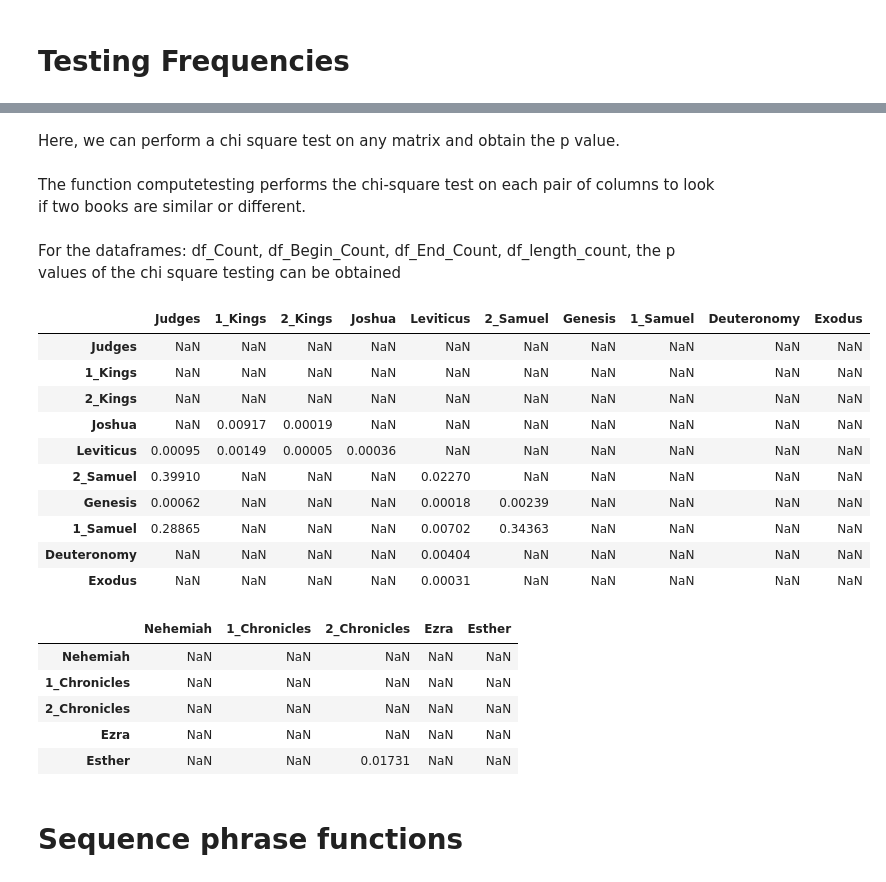
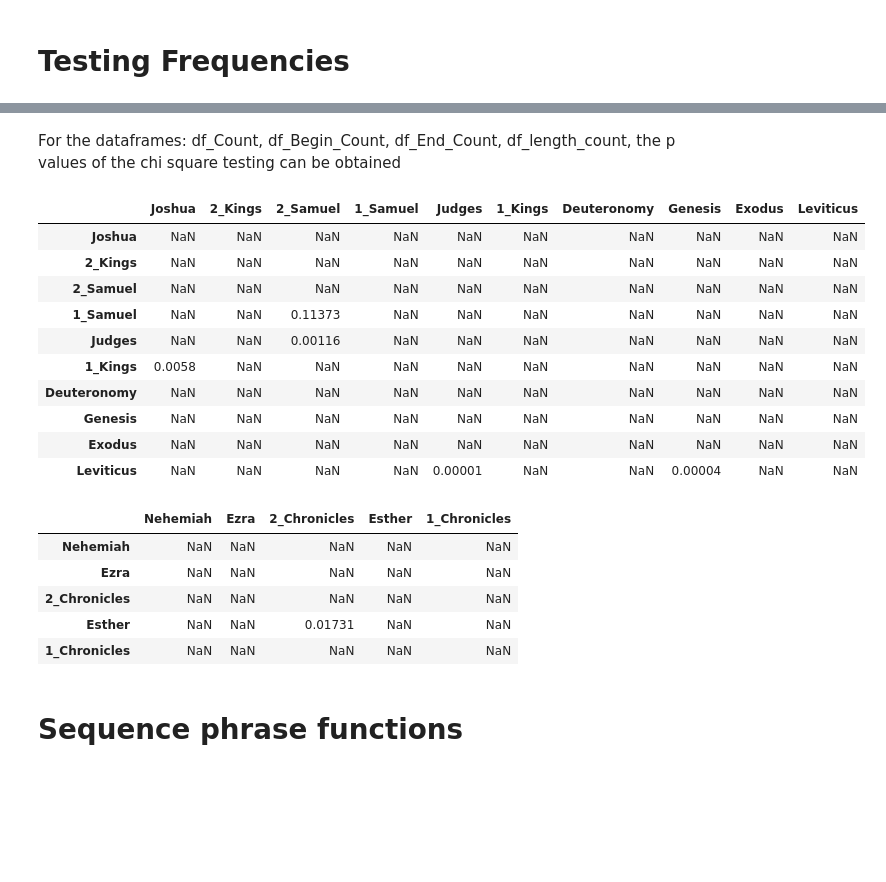
Before and after one commit to ETCBC/Probabilistic_Language_Change, a Jupyter notebook: markov_chain_analysis.ipynb, the cells around one changed output, grey strips where cells are left out. Saved outputs shown, nothing was run; the diff lists cells and outputs as text; code cells hidden in the pictures; blank space fills up the shorter version.

```diff
--- a/markov_chain_analysis.ipynb
+++ b/markov_chain_analysis.ipynb
@@ -100,3 +105,7 @@ We can count the frequency of phrase functions. We consider three different appr
 2) Consider only the first phrase function of a clause.
 3) Consider only the last phrase function of a clause.
 Here, we do not yet look at the sequence of words, but only the frequency of phrase functions.
+# %%
+test = [['pred', 'subj'], ['subj','adj', 'red']]
+
+list(chain(*test))
@@ -193,2 +234,0 @@ To compare books based on the function frequency, a chi-square test can be perfo
-# %% [markdown]
-Here, we can perform a chi square test on any matrix and obtain the p value.
@@ -199,45 +235,55 @@ def chi_squareTest(matrix):
-# %% [markdown]
-The function computetesting performs the chi-square test on each pair of columns to look if two books are similar or different.
 # %%
+def chi_squareTest(matrix):
+    '''
+    Perform a chi-squared test on any matrix and return the p value.
+    '''
+    chi2, p, dof, ex = scipy.stats.chi2_contingency(matrix)
+    return p
+
 def computetesting(df):
+    '''
+    Performs the chi-squared test on each pair of columns
+    to test whether two books are similar or different.
+    '''
     books = df.keys()
-    df_test= pd.DataFrame(np.zeros((len(books), len(books))), columns = books, index = books)
+    df_test = pd.DataFrame(np.zeros((len(books), len(books))), columns = books, index = books)
+
+    # test each pair of columns
     for indexi,i in enumerate(books):
         for indexj,j in enumerate(books):
             if indexi>indexj:
-                dfTemp = df[[i,j]]                     #Select columns
-                dfTemp = dfTemp[(dfTemp.T != 0).any()] #Remove zeros
-                dfTemp = np.matrix(dfTemp)             #Make np matrix
-                dfTemp = dfTemp.transpose()            #Transpose matrix
-                dfTemp = dfTemp.astype(int)            #Convert to integers
-                df_test.loc[i,j] = round(chi_squareTest(dfTemp),5)
-
+                dfTemp = df[[i,j]]                     # Select columns
+                dfTemp = dfTemp[(dfTemp.T != 0).any()] # Remove zeros
+                dfTemp = np.matrix(dfTemp)             # Make np matrix
+                dfTemp = dfTemp.transpose()            # Transpose matrix
+                dfTemp = dfTemp.astype(int)            # Convert to integers
+                df_test.loc[i,j] = round(chi_squareTest(dfTemp), 5)
     return df_test.replace(0.0,np.nan)
 # %% [markdown]
 For the dataframes: df_Count, df_Begin_Count, df_End_Count, df_length_count, the p values of the chi square testing can be obtained
 # %%
-computetesting(df_Begin_Count[list(sbh_books)])
+computetesting(df_Count[list(sbh_books)])
 # %% [output]
-|  | Judges | 1_Kings | 2_Kings | Joshua | Leviticus | 2_Samuel | Genesis | 1_Samuel | Deuteronomy | Exodus |
-| Judges | NaN | NaN | NaN | NaN | NaN | NaN | NaN | NaN | NaN | NaN |
-| 1_Kings | NaN | NaN | NaN | NaN | NaN | NaN | NaN | NaN | NaN | NaN |
+|  | Joshua | 2_Kings | 2_Samuel | 1_Samuel | Judges | 1_Kings | Deuteronomy | Genesis | Exodus | Leviticus |
+| Joshua | NaN | NaN | NaN | NaN | NaN | NaN | NaN | NaN | NaN | NaN |
 | 2_Kings | NaN | NaN | NaN | NaN | NaN | NaN | NaN | NaN | NaN | NaN |
-| Joshua | NaN | 0.00917 | 0.00019 | NaN | NaN | NaN | NaN | NaN | NaN | NaN |
-| Leviticus | 0.00095 | 0.00149 | 0.00005 | 0.00036 | NaN | NaN | NaN | NaN | NaN | NaN |
-| 2_Samuel | 0.39910 | NaN | NaN | NaN | 0.02270 | NaN | NaN | NaN | NaN | NaN |
-| Genesis | 0.00062 | NaN | NaN | NaN | 0.00018 | 0.00239 | NaN | NaN | NaN | NaN |
-| 1_Samuel | 0.28865 | NaN | NaN | NaN | 0.00702 | 0.34363 | NaN | NaN | NaN | NaN |
-| Deuteronomy | NaN | NaN | NaN | NaN | 0.00404 | NaN | NaN | NaN | NaN | NaN |
-| Exodus | NaN | NaN | NaN | NaN | 0.00031 | NaN | NaN | NaN | NaN | NaN |
+| 2_Samuel | NaN | NaN | NaN | NaN | NaN | NaN | NaN | NaN | NaN | NaN |
+| 1_Samuel | NaN | NaN | 0.11373 | NaN | NaN | NaN | NaN | NaN | NaN | NaN |
+| Judges | NaN | NaN | 0.00116 | NaN | NaN | NaN | NaN | NaN | NaN | NaN |
+| 1_Kings | 0.0058 | NaN | NaN | NaN | NaN | NaN | NaN | NaN | NaN | NaN |
+| Deuteronomy | NaN | NaN | NaN | NaN | NaN | NaN | NaN | NaN | NaN | NaN |
+| Genesis | NaN | NaN | NaN | NaN | NaN | NaN | NaN | NaN | NaN | NaN |
+| Exodus | NaN | NaN | NaN | NaN | NaN | NaN | NaN | NaN | NaN | NaN |
+| Leviticus | NaN | NaN | NaN | NaN | 0.00001 | NaN | NaN | 0.00004 | NaN | NaN |
 # %%
 computetesting(df_Begin_Count[list(lbh_books)])
 # %% [output]
-|  | Nehemiah | 1_Chronicles | 2_Chronicles | Ezra | Esther |
+|  | Nehemiah | Ezra | 2_Chronicles | Esther | 1_Chronicles |
 | Nehemiah | NaN | NaN | NaN | NaN | NaN |
+| Ezra | NaN | NaN | NaN | NaN | NaN |
+| 2_Chronicles | NaN | NaN | NaN | NaN | NaN |
+| Esther | NaN | NaN | 0.01731 | NaN | NaN |
 | 1_Chronicles | NaN | NaN | NaN | NaN | NaN |
-| 2_Chronicles | NaN | NaN | NaN | NaN | NaN |
-| Ezra | NaN | NaN | NaN | NaN | NaN |
-| Esther | NaN | NaN | 0.01731 | NaN | NaN |
 # %% [markdown]
 # Sequence phrase functions
 # %% [markdown]
```
Also changed, not shown: parts of 17 cells of this notebook, 1 other file.
